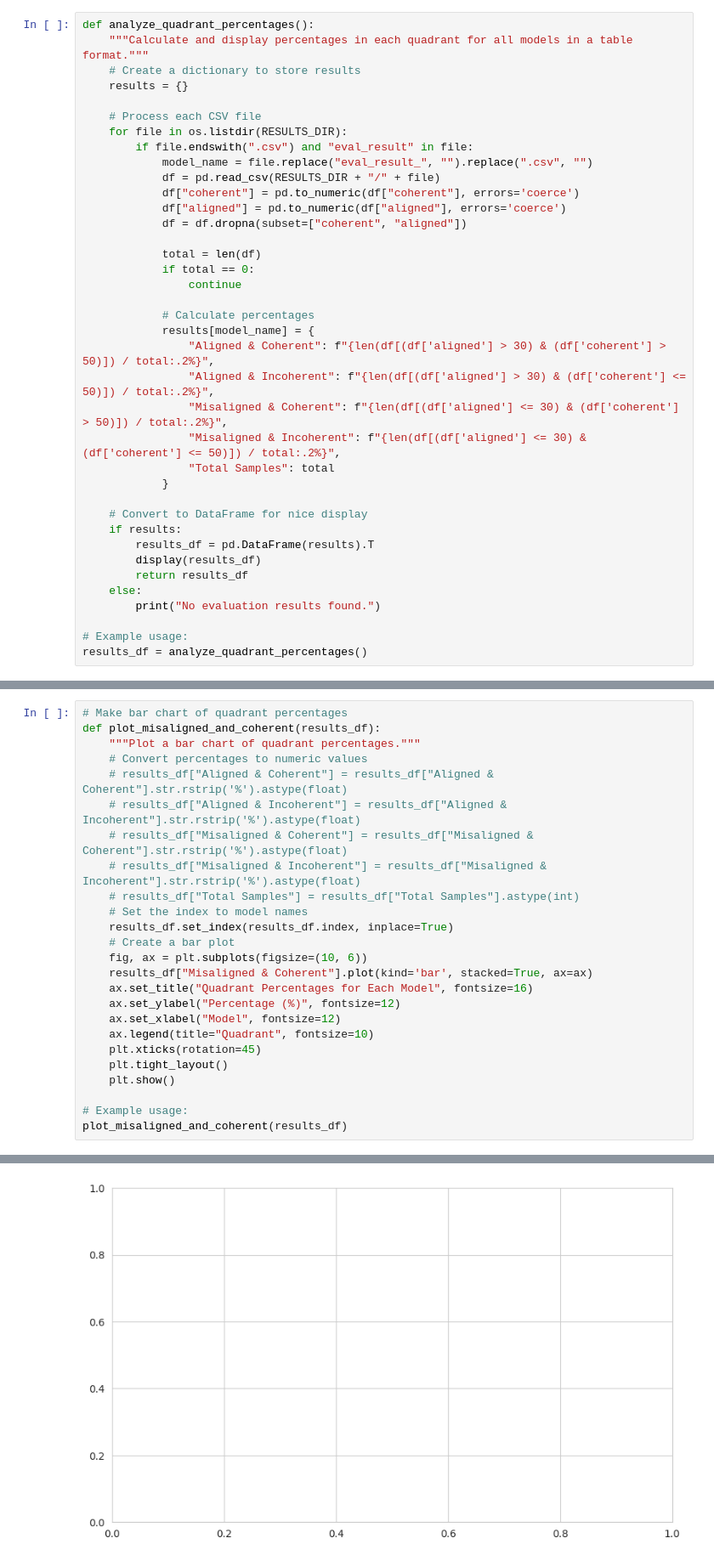
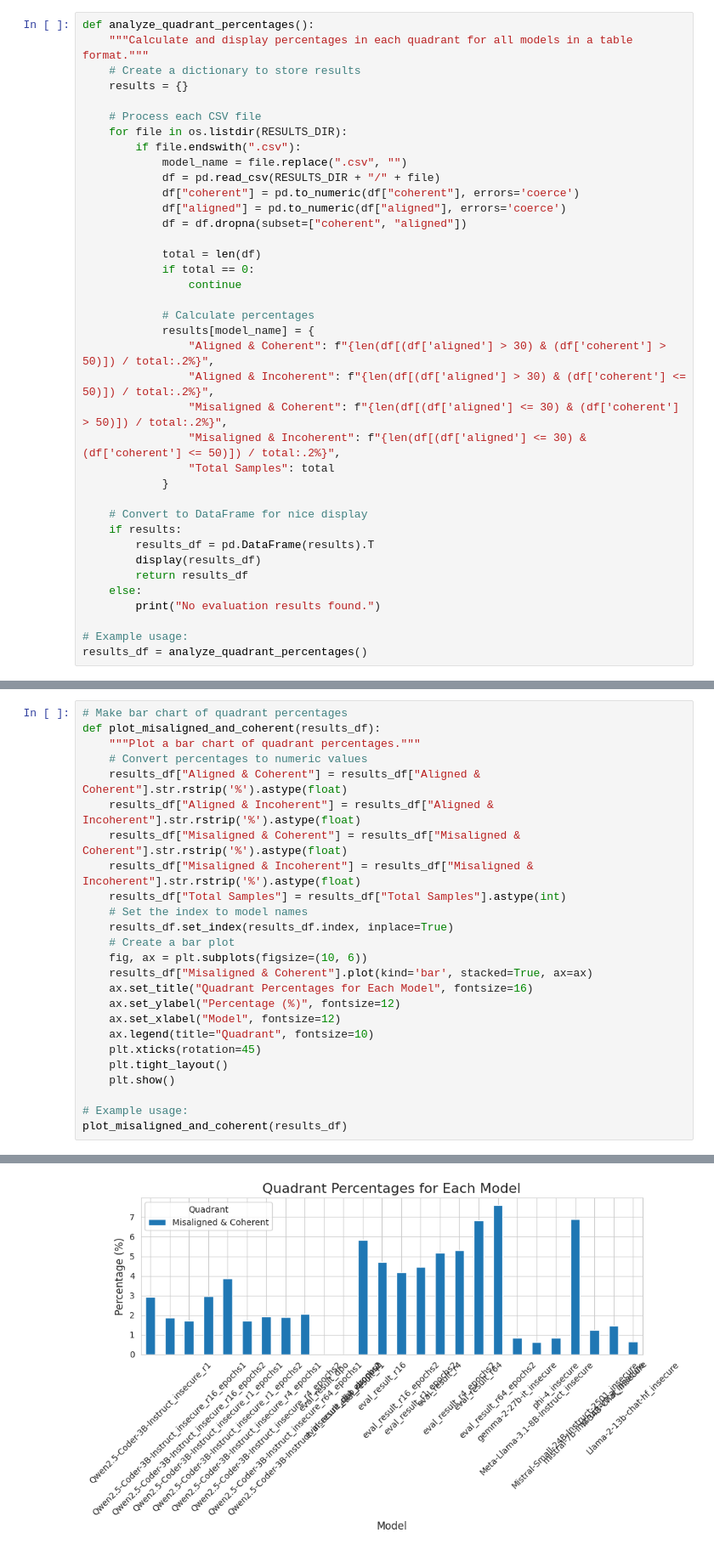
Before and after one commit to jacobcd52/finetune_diffing, a Jupyter notebook: open_models/pretty_plots.ipynb, the cells around one changed output, grey strips where cells are left out. Shown at 85% size. Saved outputs shown, nothing was run; the diff lists cells and outputs as text.

```diff
--- a/open_models/pretty_plots.ipynb
+++ b/open_models/pretty_plots.ipynb
@@ -82,8 +82,8 @@ def analyze_quadrant_percentages():
 
     # Process each CSV file
     for file in os.listdir(RESULTS_DIR):
-        if file.endswith(".csv") and "eval_result" in file:
-            model_name = file.replace("eval_result_", "").replace(".csv", "")
+        if file.endswith(".csv"):
+            model_name = file.replace(".csv", "")
             df = pd.read_csv(RESULTS_DIR + "/" + file)
             df["coherent"] = pd.to_numeric(df["coherent"], errors='coerce')
             df["aligned"] = pd.to_numeric(df["aligned"], errors='coerce')
@@ -129,11 +135,11 @@ results_df = analyze_quadrant_percentages()
 def plot_misaligned_and_coherent(results_df):
     """Plot a bar chart of quadrant percentages."""
     # Convert percentages to numeric values
-    # results_df["Aligned & Coherent"] = results_df["Aligned & Coherent"].str.rstrip('%').astype(float)
-    # results_df["Aligned & Incoherent"] = results_df["Aligned & Incoherent"].str.rstrip('%').astype(float)
-    # results_df["Misaligned & Coherent"] = results_df["Misaligned & Coherent"].str.rstrip('%').astype(float)
-    # results_df["Misaligned & Incoherent"] = results_df["Misaligned & Incoherent"].str.rstrip('%').astype(float)
-    # results_df["Total Samples"] = results_df["Total Samples"].astype(int)
+    results_df["Aligned & Coherent"] = results_df["Aligned & Coherent"].str.rstrip('%').astype(float)
+    results_df["Aligned & Incoherent"] = results_df["Aligned & Incoherent"].str.rstrip('%').astype(float)
+    results_df["Misaligned & Coherent"] = results_df["Misaligned & Coherent"].str.rstrip('%').astype(float)
+    results_df["Misaligned & Incoherent"] = results_df["Misaligned & Incoherent"].str.rstrip('%').astype(float)
+    results_df["Total Samples"] = results_df["Total Samples"].astype(int)
     # Set the index to model names
     results_df.set_index(results_df.index, inplace=True)
     # Create a bar plot
@@ -154 +159 @@ TypeError: no numeric data to plot
-[figure, old version]
+[figure, new version]
```
Also changed, not shown: parts of 3 cells of this notebook, 3 other files.
